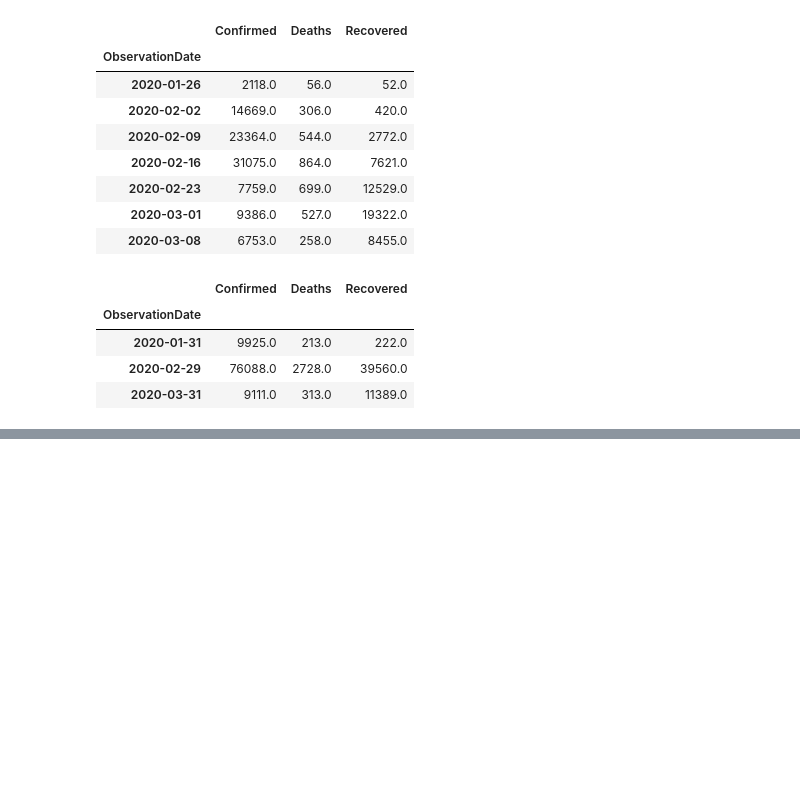
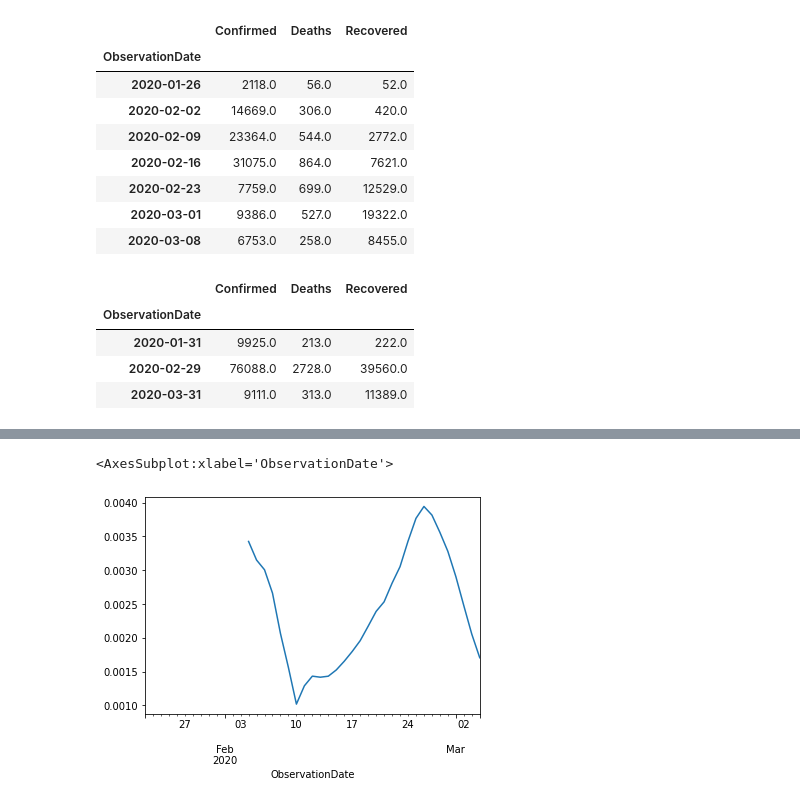
Before and after one commit to OscarABazanez/Manipulacion-y-Analisis-de-Datos-con-Pandas, a Jupyter notebook: [19] serie-de-tiempo.ipynb, the cells around one changed output, grey strips where cells are left out. Drawn from its saved outputs; the diff is of its cells as text; code cells hidden in the pictures; blank space fills up the shorter version.

```diff
--- a/[19] serie-de-tiempo.ipynb
+++ b/[19] serie-de-tiempo.ipynb
@@ -213,3 +295,8 @@ df_diff.resample('M').sum()
+# %%
+sr.rolling(window=14).std().plot()
+# %% [output]
+<AxesSubplot:xlabel='ObservationDate'>
+[figure, added]
 # %% [markdown]
 <a style='text-decoration:none;line-height:16px;display:flex;color:#5B5B62;padding:10px;justify-content:end;' href='https://deepnote.com?utm_source=created-in-deepnote-cell&projectId=40d7a071-7e6a-4668-9914-a7e81441c111' target="_blank">
 <img alt='Created in deepnote.com' style='display:inline;max-height:16px;margin:0px;margin-right:7.5px;' src='embedded-picture-1' > </img>
```
Also changed, not shown: parts of 10 cells of this notebook.
